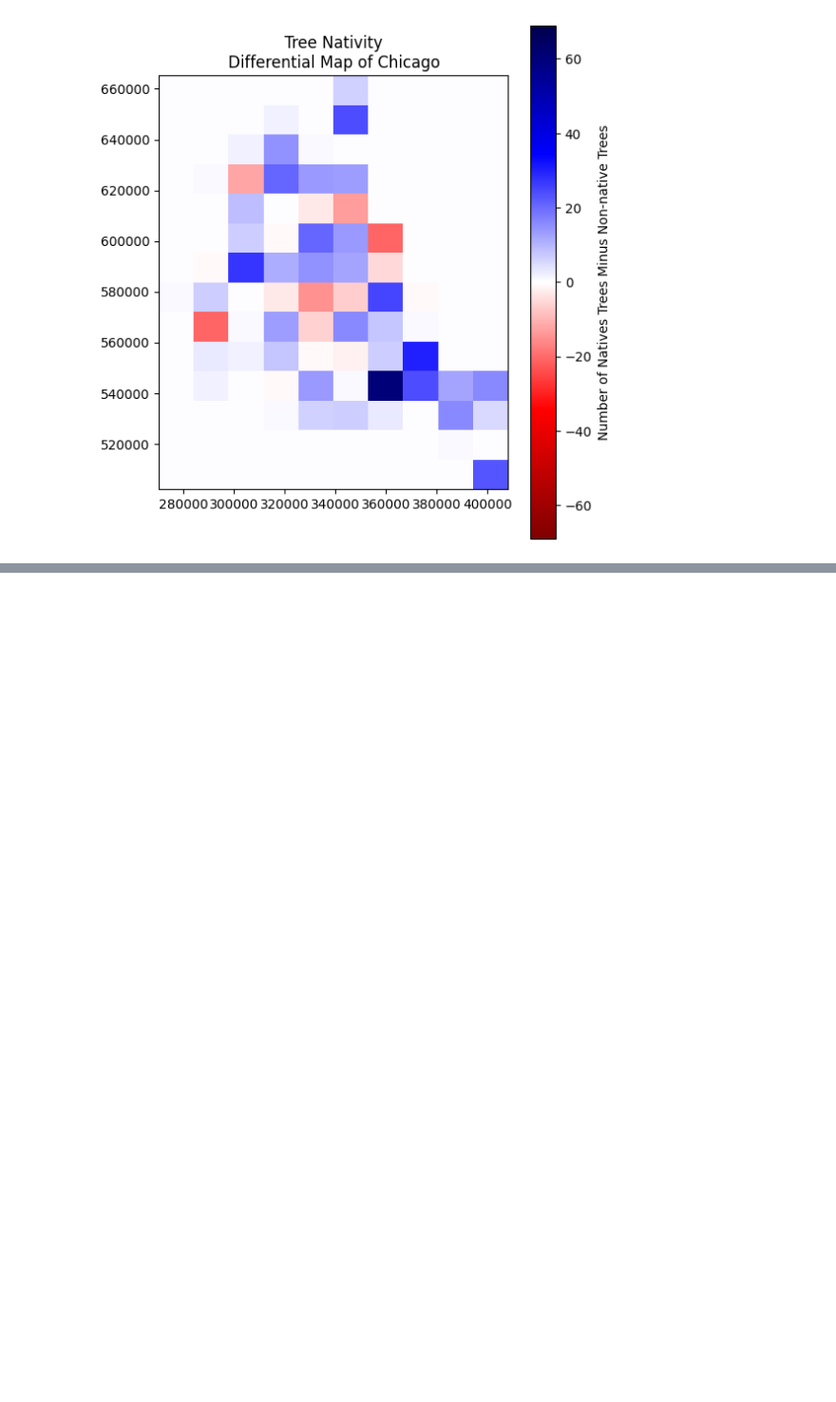
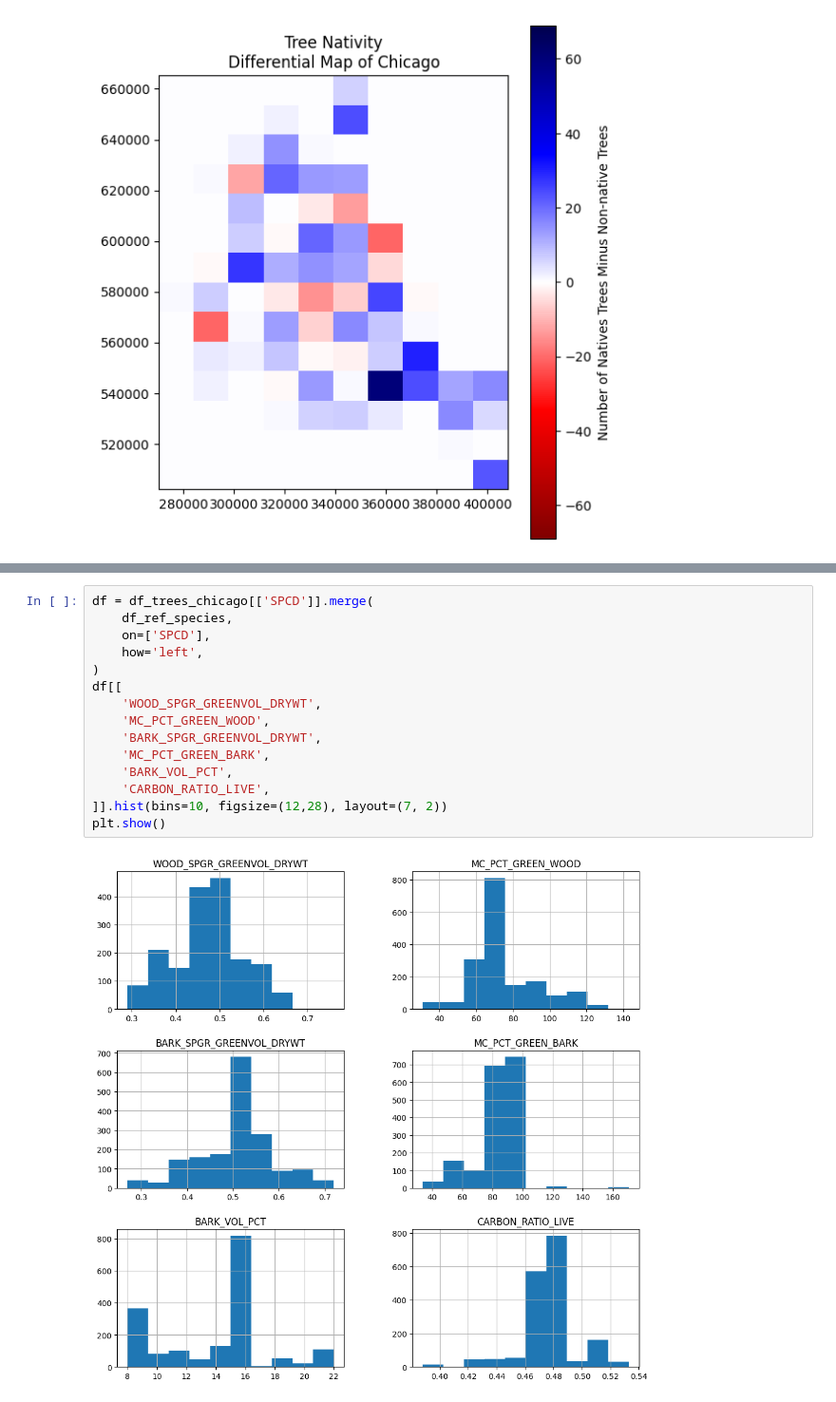
Before and after one commit to fractalate/data-trees-chicago, a Jupyter notebook: explore_chicago_il.ipynb, the cells around one changed output, grey strips where cells are left out. Shown: that part at 95% size. Drawn from its saved outputs; the diff is of its cells as text; blank space fills up the shorter version.

Commit message:
Looking At Various Species Stats

```diff
--- a/explore_chicago_il.ipynb
+++ b/explore_chicago_il.ipynb
@@ -597,0 +614,17 @@ draw_differential_map(
+# %%
+df = df_trees_chicago[['SPCD']].merge(
+    df_ref_species,
+    on=['SPCD'],
+    how='left',
+)
+df[[
+    'WOOD_SPGR_GREENVOL_DRYWT',
+    'MC_PCT_GREEN_WOOD',
+    'BARK_SPGR_GREENVOL_DRYWT',
+    'MC_PCT_GREEN_BARK',
+    'BARK_VOL_PCT',
+    'CARBON_RATIO_LIVE',
+]].hist(bins=10, figsize=(12,28), layout=(7, 2))
+plt.show()
+# %% [output]
+[figure, added]
```
Also changed, not shown: parts of 2 cells of this notebook.
